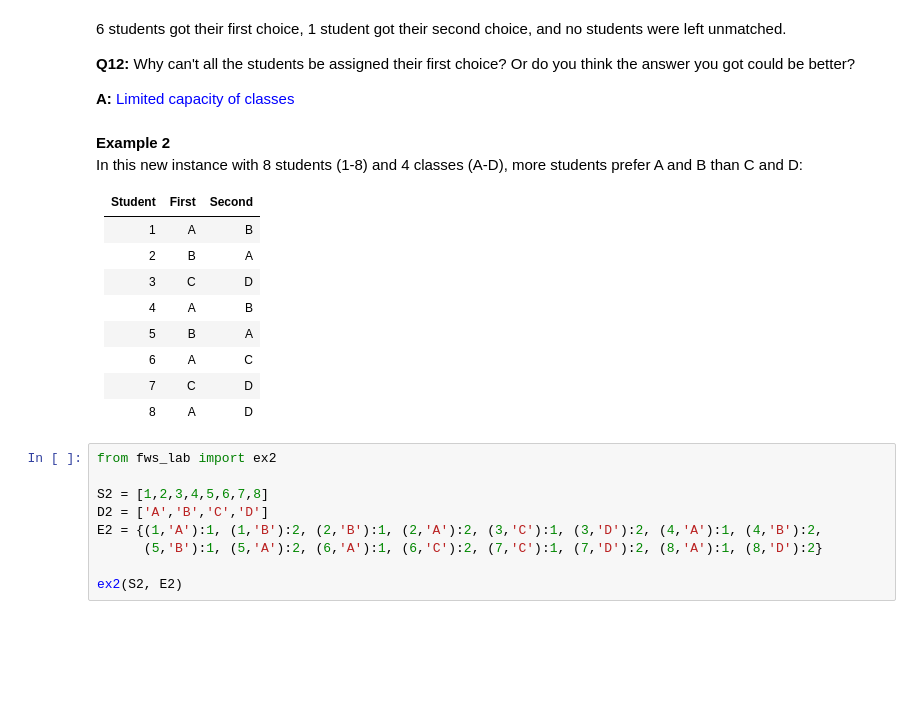
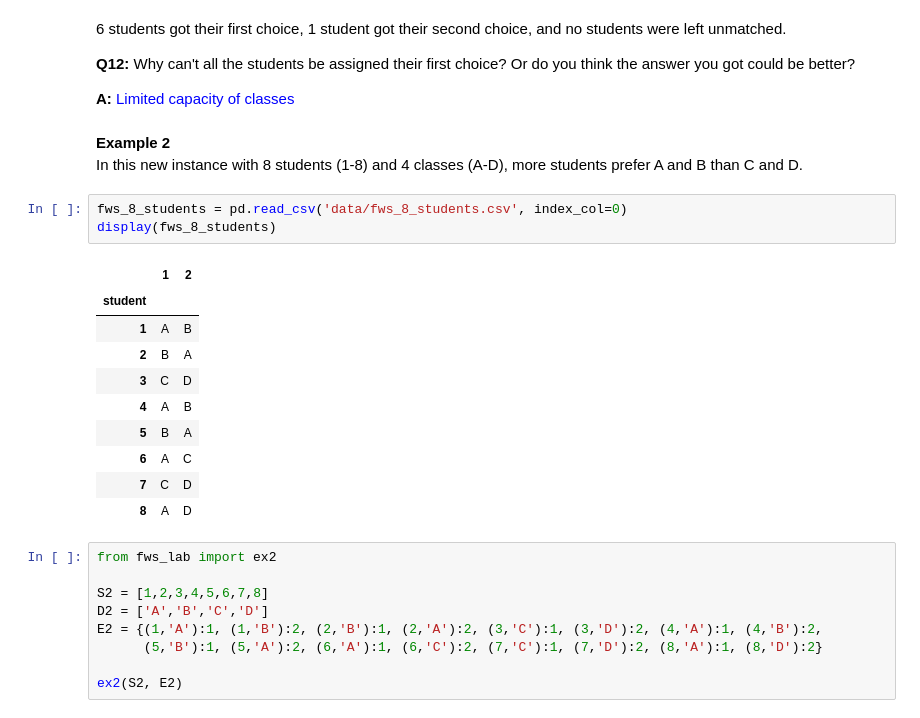
Before and after one commit to engri-1101/textbook, a Jupyter notebook: first_year_writing_seminar/fws_lab_key.ipynb, the cells around one changed output. Saved outputs shown, nothing was run; the diff lists cells and outputs as text; blank space fills up the shorter version.

```diff
--- a/first_year_writing_seminar/fws_lab_key.ipynb
+++ b/first_year_writing_seminar/fws_lab_key.ipynb
@@ -189,18 +261,21 @@ Unmatched students: 0
 **A:** <font color='blue'>Limited capacity of classes</font>
 # %% [markdown]
 **Example 2**
-In this new instance with 8 students (1-8) and 4 classes (A-D), more students prefer A and B than C and D:
-
-| Student | First | Second |
-|:-------:|:-----:|:------:|
-|    1    |   A   |    B   |
-|    2    |   B   |    A   |
-|    3    |   C   |    D   |
-|    4    |   A   |    B   |
-|    5    |   B   |    A   |
-|    6    |   A   |    C   |
-|    7    |   C   |    D   |
-|    8    |   A   |    D   |
+In this new instance with 8 students (1-8) and 4 classes (A-D), more students prefer A and B than C and D.
+# %%
+fws_8_students = pd.read_csv('data/fws_8_students.csv', index_col=0)
+display(fws_8_students)
+# %% [output]
+|  | 1 | 2 |
+| student |  |  |
+| 1 | A | B |
+| 2 | B | A |
+| 3 | C | D |
+| 4 | A | B |
+| 5 | B | A |
+| 6 | A | C |
+| 7 | C | D |
+| 8 | A | D |
 # %%
 from fws_lab import ex2
 
```
Also changed, not shown: parts of 19 cells of this notebook, 10 other files.
